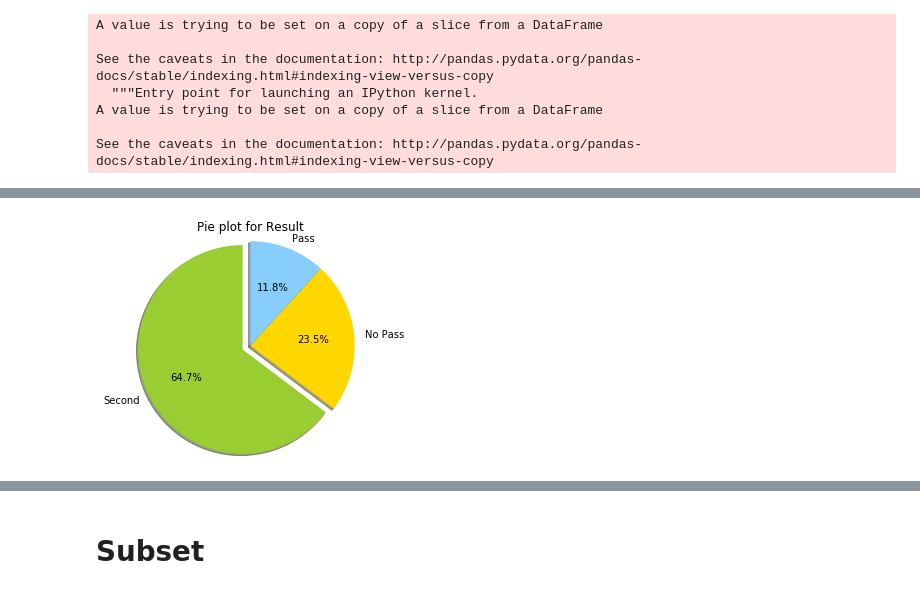
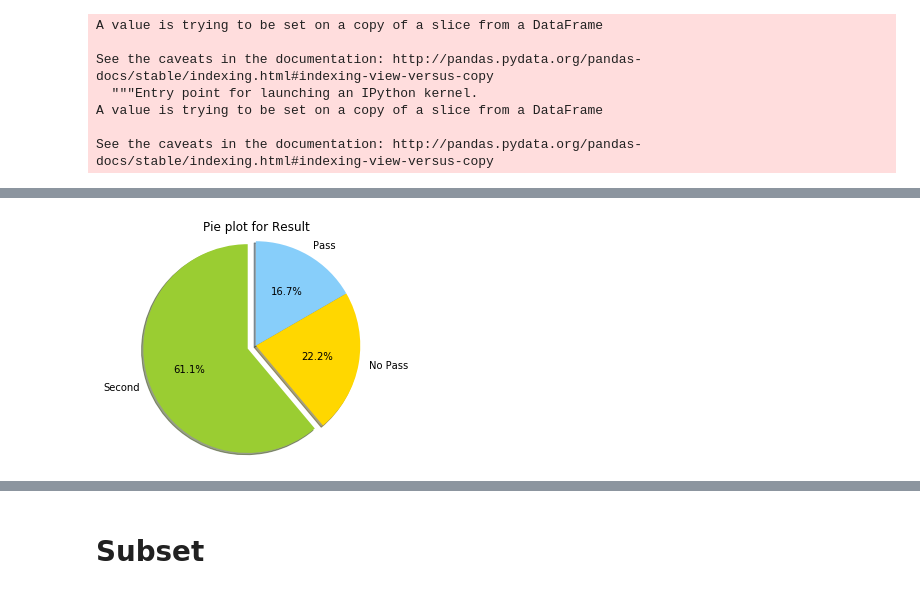
Before and after one commit to randomForester/Defect-detection, a Jupyter notebook: GroupBy/PORE_Final_V2.ipynb, the cells around one changed output, grey strips where cells are left out. Saved outputs shown, nothing was run; the diff lists cells and outputs as text; code cells hidden in the pictures.

```diff
--- a/GroupBy/PORE_Final_V2.ipynb
+++ b/GroupBy/PORE_Final_V2.ipynb
@@ -400,17 +404,17 @@ Pass        2
 Name: PORE_Results, dtype: int64
 # %%
-vals = [11, 4, 2]
+vals = [11, 4, 3]
 fig, ax = plt.subplots()
 labels = 'Second', 'No Pass', 'Pass'
 colors = ['yellowgreen', 'gold', 'lightskyblue']
 explode = (0.1, 0, 0)
 
 ax.pie(vals, explode=explode, labels=labels, colors=colors,autopct='%1.1f%%', shadow=True, startangle=90,radius=1.2)
 ax.set(aspect="equal", title='Pie plot for Result')
 
 plt.show()
 # %% [output]
-[figure, old version]
+[figure, new version]
 # %%
 #tempp=pd.pivot_table(int_data2, index=("Strategy_NEW","Resource_NEW","PORE_Results","Name","Topics","Section_NEW"), values=['Strategy','Score'])
 #tempp=pd.pivot_table(int_data2, index=("PORE_Results","Strategy_NEW","Resource_NEW","Name","Topics","Member_NEW","Section_NEW"), values=['Strategy','Score'])
```
Also changed, not shown: parts of 36 cells of this notebook.
